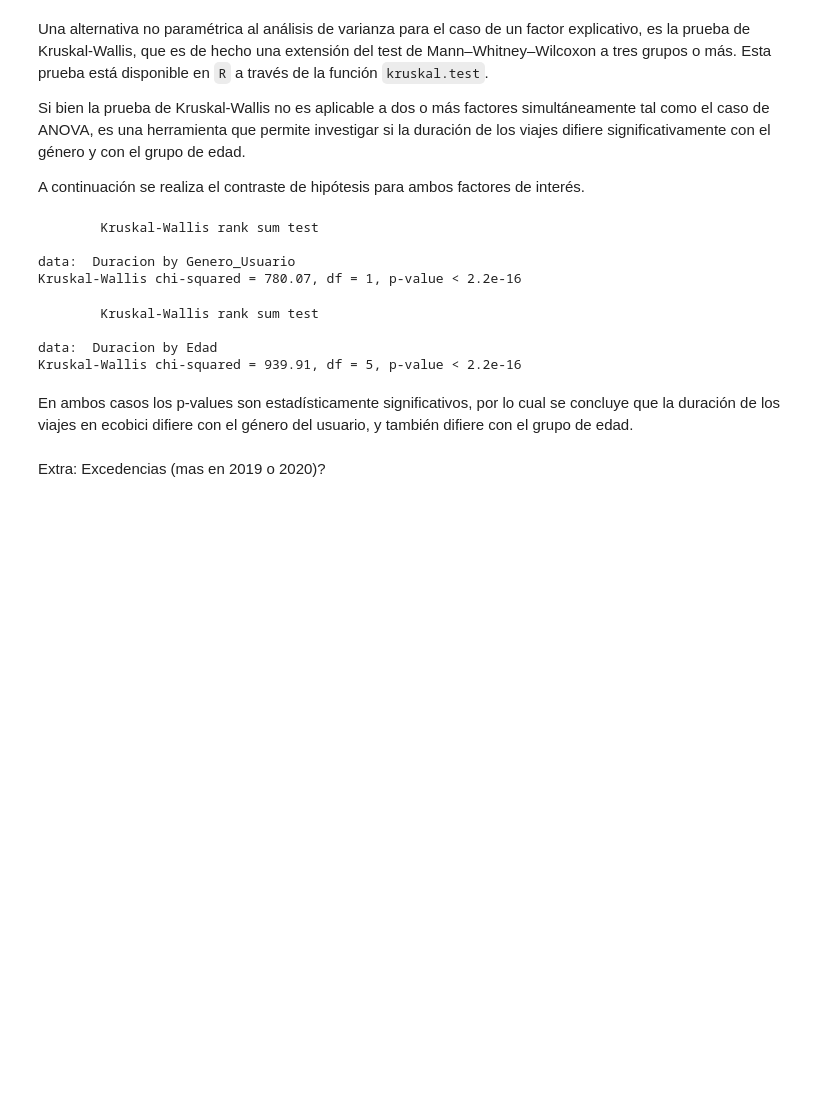
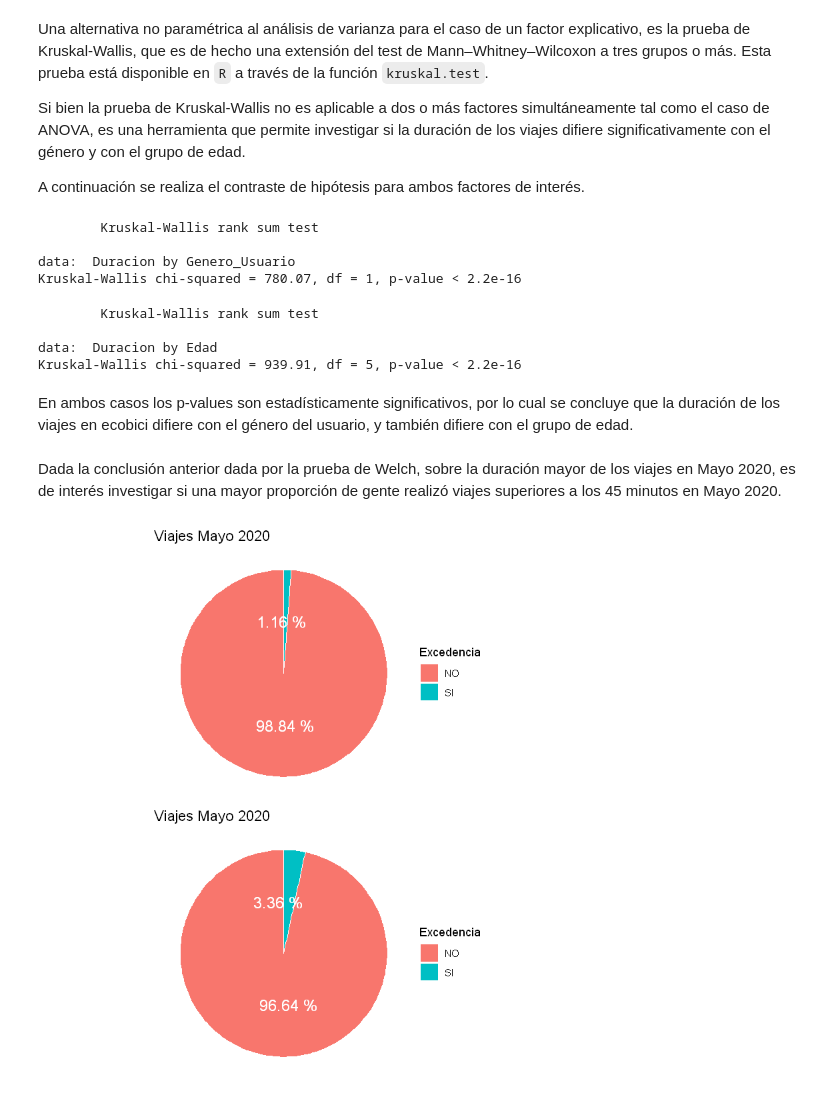
Before and after one commit to prope-2020-gh-classroom/practica-final-por-equipos-verano-2020-itam-Eduardo-Moreno, a Jupyter notebook: AnalisisRutas_PruebasEstadisticas.ipynb, the cells around one changed output. Drawn from its saved outputs; the diff is of its cells as text; code cells hidden in the pictures; blank space fills up the shorter version.

Commit message:
Agregando prueba para igualdad de proporciones #7

```diff
--- a/AnalisisRutas_PruebasEstadisticas.ipynb
+++ b/AnalisisRutas_PruebasEstadisticas.ipynb
@@ -376,5 +376,19 @@ data:  Duracion by Edad
 Kruskal-Wallis chi-squared = 939.91, df = 5, p-value < 2.2e-16
 # %% [markdown]
 En ambos casos los p-values son estadísticamente significativos, por lo cual se concluye que la duración de los viajes en ecobici difiere con el género del usuario, y también difiere con el grupo de edad.
-# %% [markdown]
-Extra: Excedencias (mas en 2019 o 2020)?
+# %% [markdown]
+Dada la conclusión anterior dada por la prueba de Welch, sobre la duración mayor de los viajes en Mayo 2020, es de interés investigar si una mayor proporción de gente realizó viajes superiores a los 45 minutos en Mayo 2020.
+# %%
+Exc19 = Mayo19 %>% group_by(Excedencia) %>% summarise(count=n(),.groups = "drop") %>% mutate(prop=round(100*count/dim(Mayo19)[1],2),lab.ypos = cumsum(prop) - 0.5*prop)
+exc19=ggplot(Exc19, aes(x = "", y = prop, fill = Excedencia)) +
+  geom_bar(width = 1, stat = "identity", color = "white") +
+  coord_polar("y", start = 0)+
+  geom_text(aes(y = lab.ypos, label = paste(prop,"%")), color = "white",size=5)+  theme_void() + ggtitle("Viajes Mayo 2020")
+Exc20 = Mayo20 %>% group_by(Excedencia) %>% summarise(count=n(),.groups = "drop") %>% mutate(prop=round(100*count/dim(Mayo20)[1],2),lab.ypos = cumsum(prop) - 0.5*prop)
+exc20=ggplot(Exc20, aes(x = "", y = prop, fill = Excedencia)) +
+  geom_bar(width = 1, stat = "identity", color = "white") +
+  coord_polar("y", start = 0)+
+  geom_text(aes(y = lab.ypos, label = paste(prop,"%")), color = "white",size=5)+  theme_void() + ggtitle("Viajes Mayo 2020")
+grid.arrange(exc19,exc20)
+# %% [output]
+[figure, added]
```
Also changed, not shown: parts of 6 cells of this notebook.
